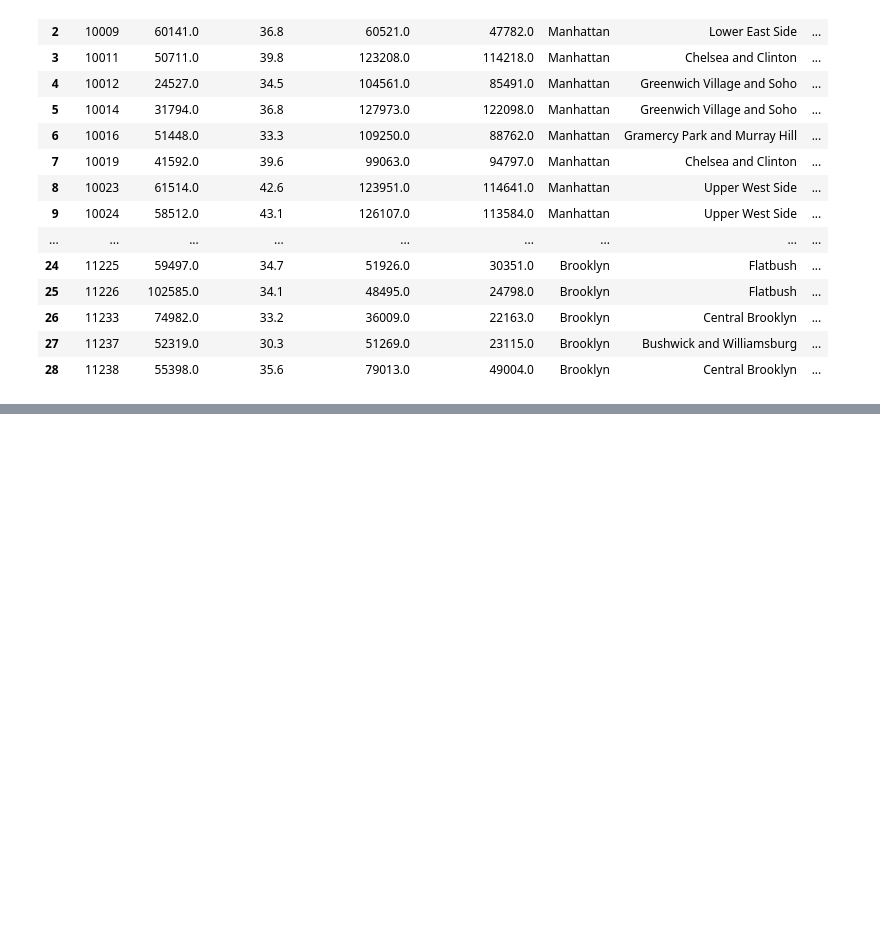
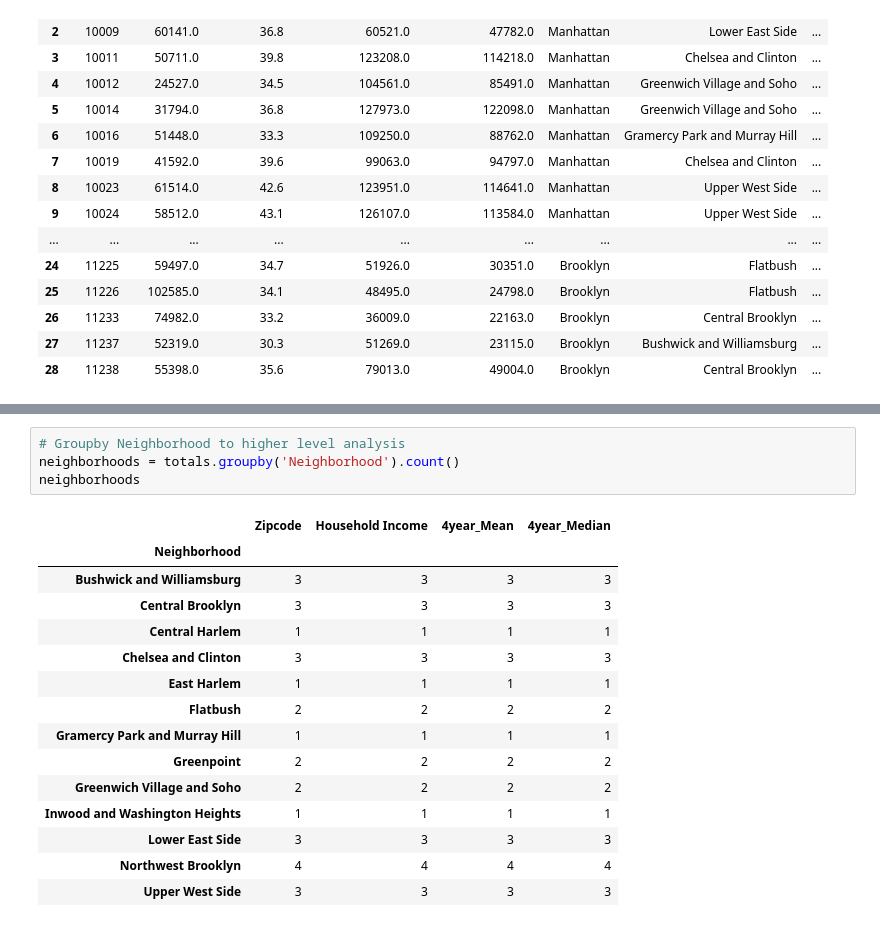
Before and after one commit to mjvillacresesn/Airbnb, a Jupyter notebook: Final_Code/Final_Code.ipynb, the cells around one changed output, grey strips where cells are left out. Cells and saved outputs as stored; diff of their text form; blank space fills up the shorter version.

```diff
--- a/Final_Code/Final_Code.ipynb
+++ b/Final_Code/Final_Code.ipynb
@@ -118,0 +185,20 @@ See the caveats in the documentation: http://pandas.pydata.org/pandas-docs/stabl
+# %%
+# Groupby Neighborhood to higher level analysis
+neighborhoods = totals.groupby('Neighborhood').count()
+neighborhoods
+# %% [output]
+|  | Zipcode | Household Income | 4year_Mean | 4year_Median |
+| Neighborhood |  |  |  |  |
+| Bushwick and Williamsburg | 3 | 3 | 3 | 3 |
+| Central Brooklyn | 3 | 3 | 3 | 3 |
+| Central Harlem | 1 | 1 | 1 | 1 |
+| Chelsea and Clinton | 3 | 3 | 3 | 3 |
+| East Harlem | 1 | 1 | 1 | 1 |
+| Flatbush | 2 | 2 | 2 | 2 |
+| Gramercy Park and Murray Hill | 1 | 1 | 1 | 1 |
+| Greenpoint | 2 | 2 | 2 | 2 |
+| Greenwich Village and Soho | 2 | 2 | 2 | 2 |
+| Inwood and Washington Heights | 1 | 1 | 1 | 1 |
+| Lower East Side | 3 | 3 | 3 | 3 |
+| Northwest Brooklyn | 4 | 4 | 4 | 4 |
+| Upper West Side | 3 | 3 | 3 | 3 |
```
Also changed, not shown: parts of 5 cells of this notebook.
